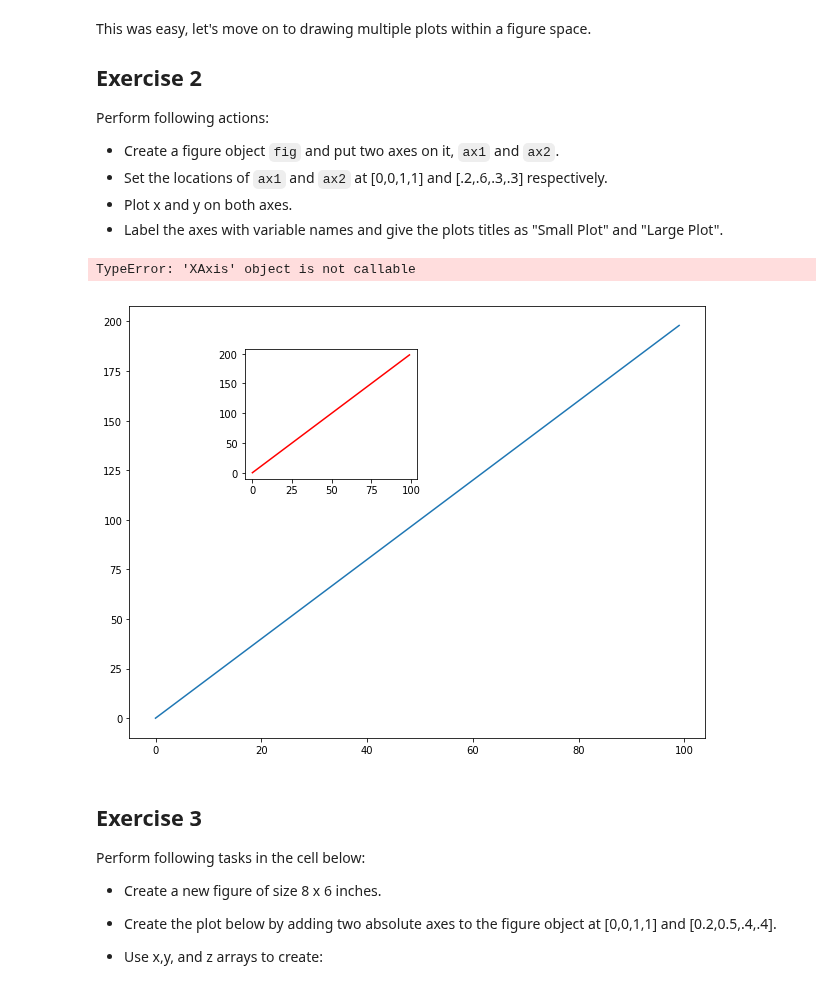
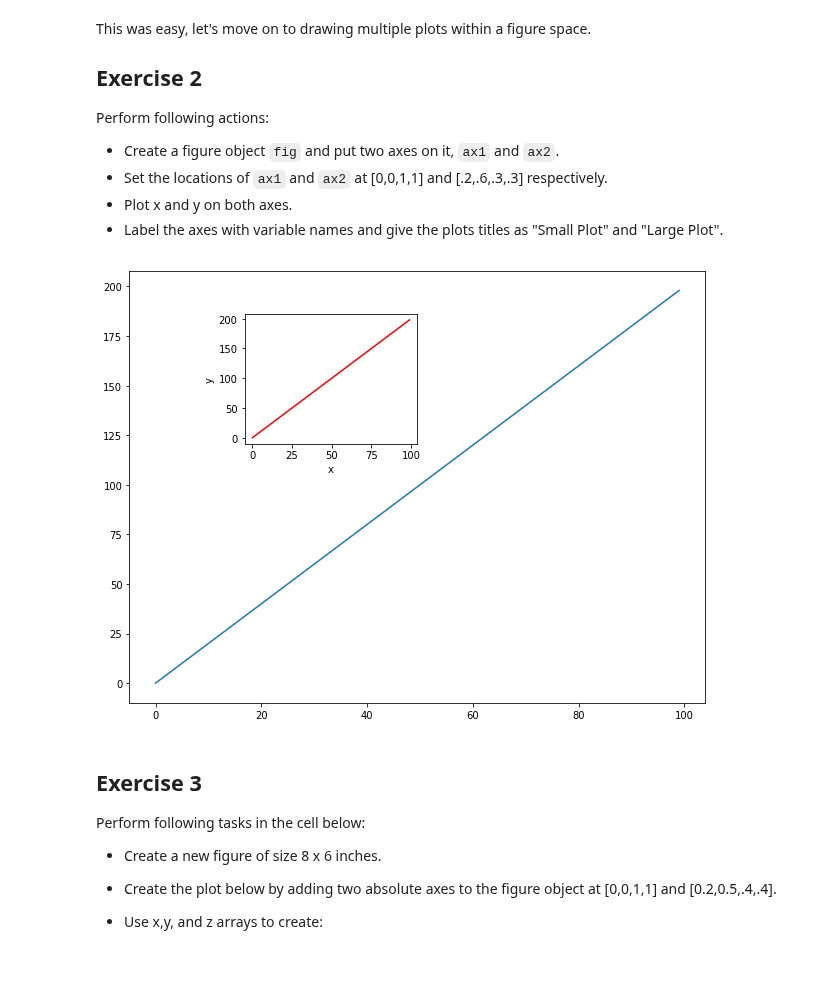
Before and after one commit to slieb74/dsc-1-03-13-customizing-visualizations-with-matplotlib-lab-nyc-career-ds-062518, a Jupyter notebook: index.ipynb, the cells around one changed output. Saved outputs shown, nothing was run; the diff lists cells and outputs as text; code cells hidden in the pictures.

```diff
--- a/index.ipynb
+++ b/index.ipynb
@@ -87,18 +87,17 @@ Perform following actions:
 # %%
 fig = plt.figure(figsize=(8,6))
 
 ax1 = fig.add_axes([0,0,1,1])
 ax2 = fig.add_axes([.2,.6,.3,.3])
 
-ax1.plot(x,y, )
+ax1.plot(x,y. )
 ax2.plot(x,y,color='red')
 
-ax1.xaxis()
+plt.xlabel('x')
 plt.ylabel('y')
 plt.show()
 # %% [output]
-TypeError: 'XAxis' object is not callable
-[figure, old version]
+[figure, new version]
 # %% [markdown]
 ## Exercise 3
 
```
